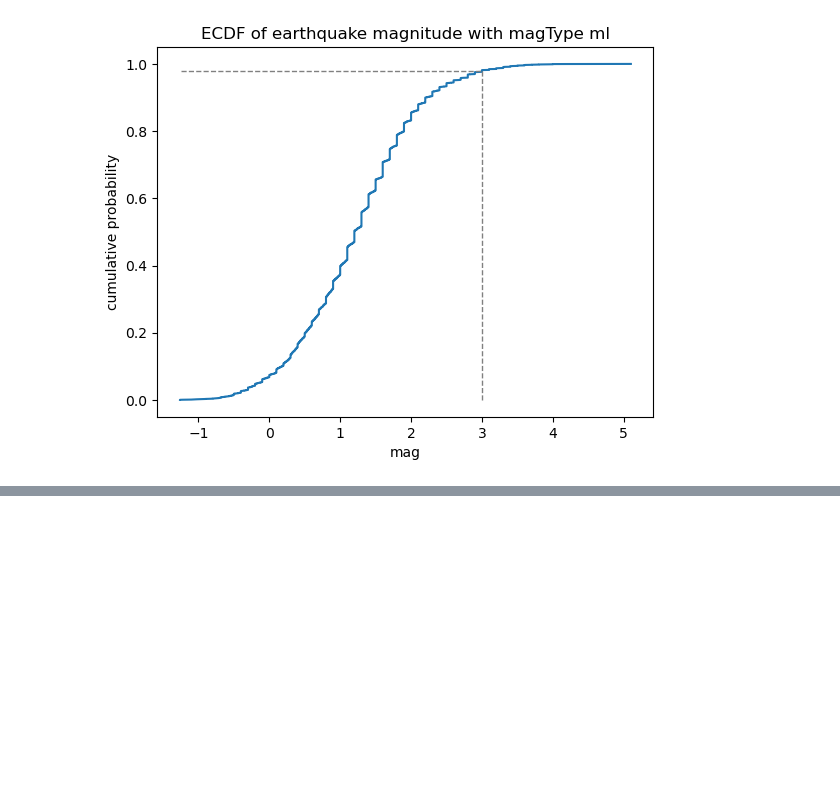
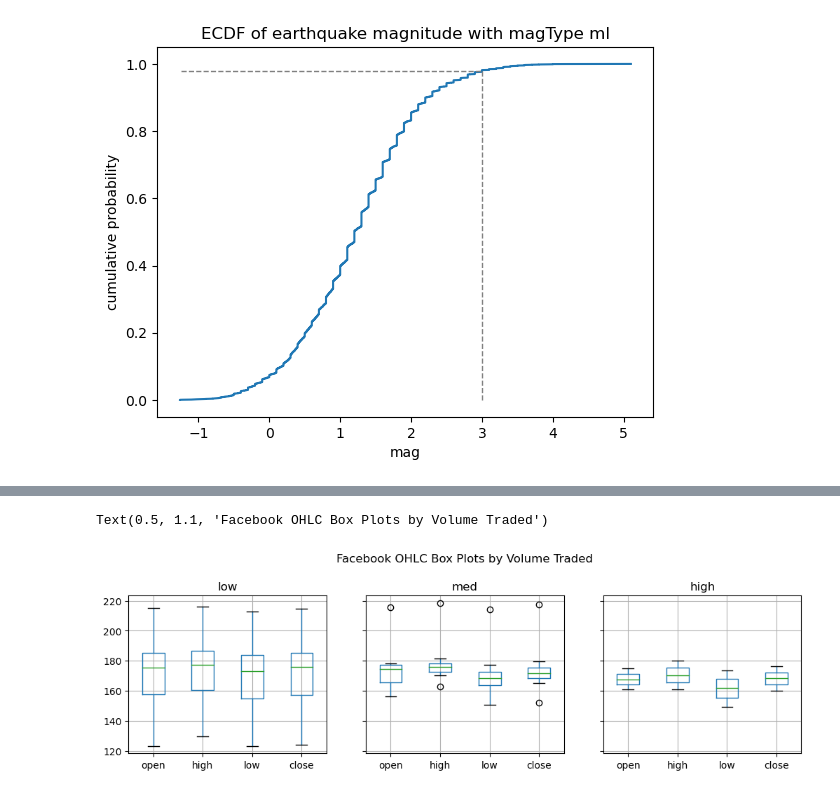
Before and after one commit to pydatawrangler/eda_ref, a Jupyter notebook: hands_on_pandas/notebooks/09_hands_on_pandas_chap5.ipynb, the cells around one changed output, grey strips where cells are left out. Saved outputs shown, nothing was run; the diff lists cells and outputs as text; code cells hidden in the pictures; blank space fills up the shorter version.

```diff
--- a/hands_on_pandas/notebooks/09_hands_on_pandas_chap5.ipynb
+++ b/hands_on_pandas/notebooks/09_hands_on_pandas_chap5.ipynb
@@ -333,0 +359,13 @@ page 299 (305 of the PDF)
+# %%
+fb.assign(
+    volume_bin = pd.cut(fb.volume, 3, labels=['low','med','high'])
+).groupby('volume_bin').boxplot(
+    column=['open', 'high', 'low', 'close'],
+    layout=(1,3), figsize=(12,3)
+)
+plt.suptitle(
+    'Facebook OHLC Box Plots by Volume Traded', y=1.1
+)
+# %% [output]
+Text(0.5, 1.1, 'Facebook OHLC Box Plots by Volume Traded')
+[figure, added]
```
Also changed, not shown: parts of 21 cells of this notebook.
